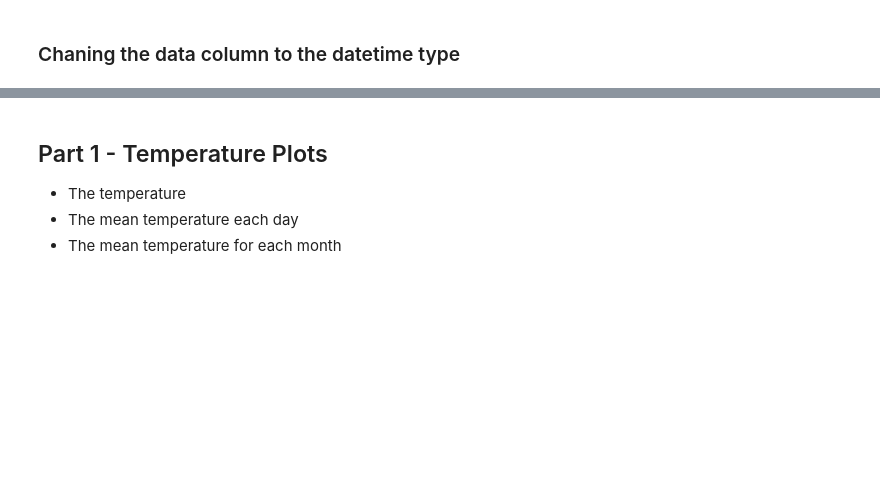
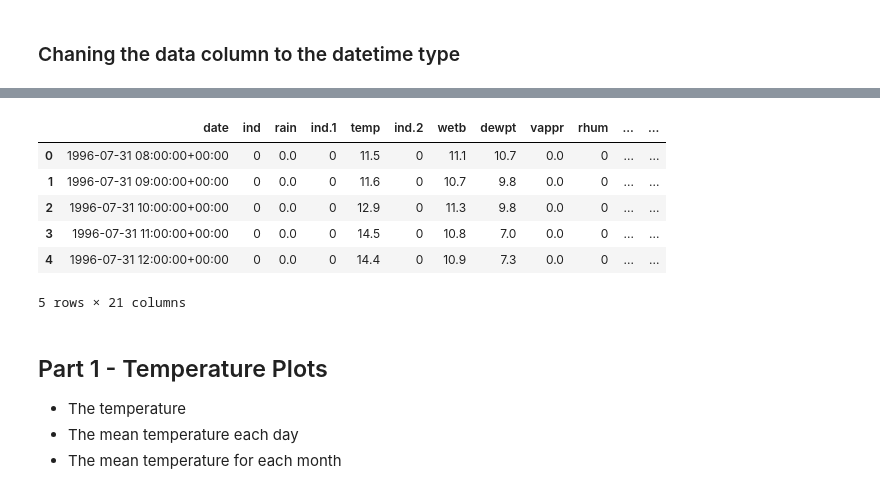
Before and after one commit to skerr17/programming-for-data-analytics, a Jupyter notebook: assignments/assignment06-weather.ipynb, the cells around one changed output, grey strips where cells are left out. Saved outputs shown, nothing was run; the diff lists cells and outputs as text; code cells hidden in the pictures; blank space fills up the shorter version.

```diff
--- a/assignments/assignment06-weather.ipynb
+++ b/assignments/assignment06-weather.ipynb
@@ -109,3 +207,18 @@ raw_weather_data['date'] = pd.to_datetime(
+# %%
+# Droping the first recording due to missing dates in April to July 1996
+cleaned_weather_data = raw_weather_data_sorted.drop(index=0)
+cleaned_weather_data.reset_index(drop=True, inplace=True)
+cleaned_weather_data.to_csv(output_data_dir+"cleaned-weather-data.csv", index=False)
+
+cleaned_weather_data.head()
+# %% [output]
+|  | date | ind | rain | ind.1 | temp | ind.2 | wetb | dewpt | vappr | rhum | ... | ... |
+| 0 | 1996-07-31 08:00:00+00:00 | 0 | 0.0 | 0 | 11.5 | 0 | 11.1 | 10.7 | 0.0 | 0 | ... | ... |
+| 1 | 1996-07-31 09:00:00+00:00 | 0 | 0.0 | 0 | 11.6 | 0 | 10.7 | 9.8 | 0.0 | 0 | ... | ... |
+| 2 | 1996-07-31 10:00:00+00:00 | 0 | 0.0 | 0 | 12.9 | 0 | 11.3 | 9.8 | 0.0 | 0 | ... | ... |
+| 3 | 1996-07-31 11:00:00+00:00 | 0 | 0.0 | 0 | 14.5 | 0 | 10.8 | 7.0 | 0.0 | 0 | ... | ... |
+| 4 | 1996-07-31 12:00:00+00:00 | 0 | 0.0 | 0 | 14.4 | 0 | 10.9 | 7.3 | 0.0 | 0 | ... | ... |
+5 rows × 21 columns
 # %% [markdown]
 ## Part 1 - Temperature Plots
 
```
Also changed, not shown: parts of 9 cells of this notebook, 2 other files.
